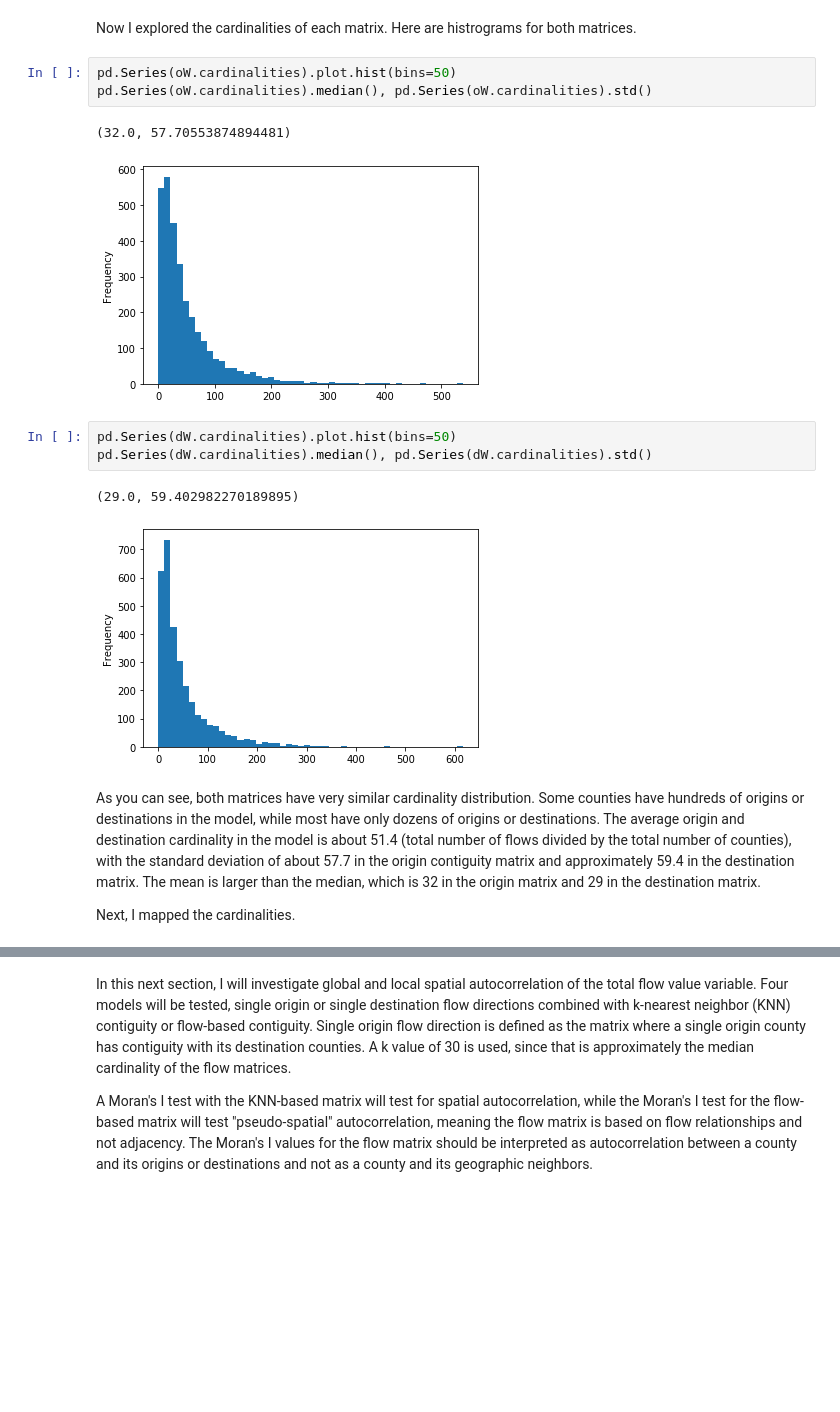
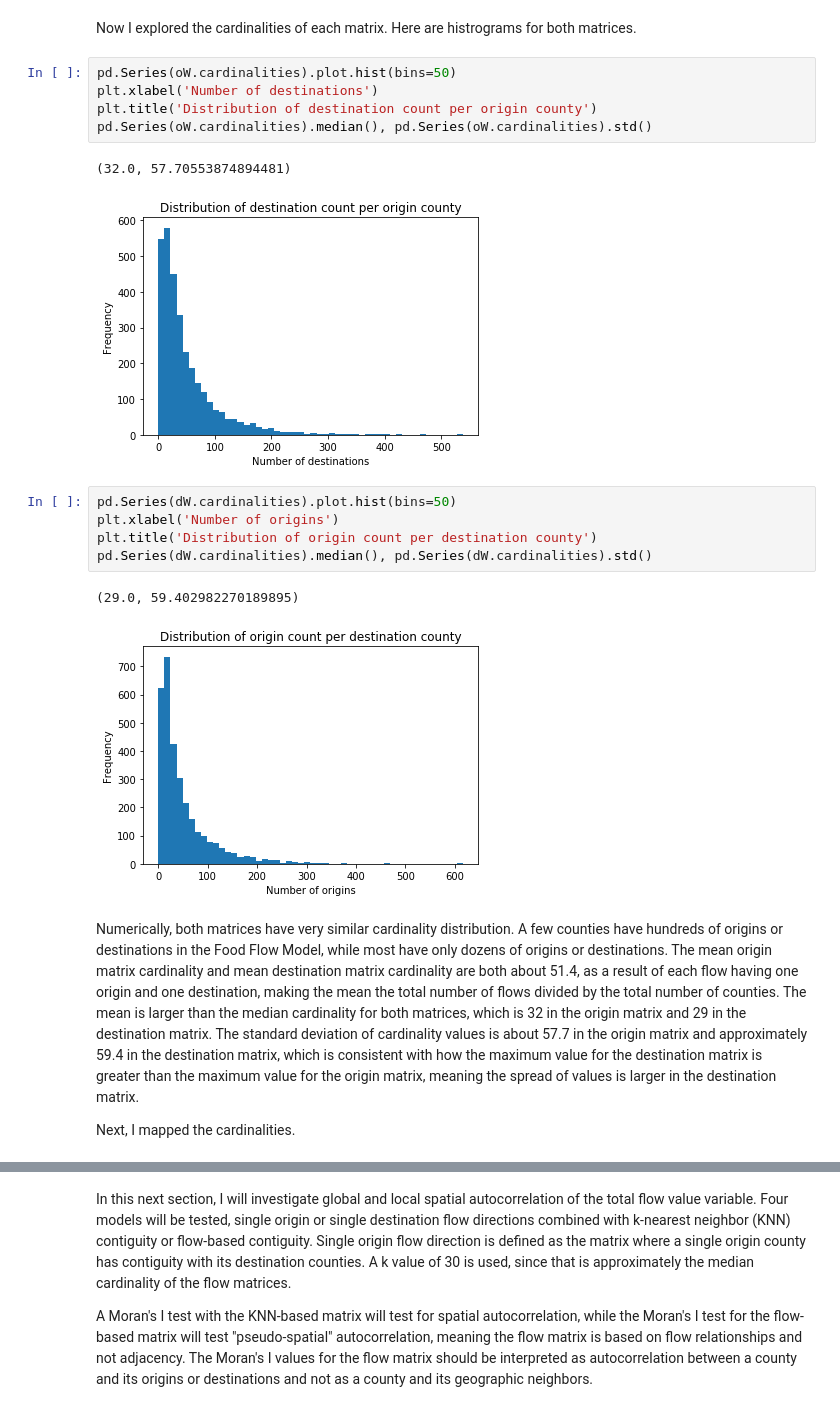
Before and after one commit to slobotsky/brianslobotsky_MnM4SDS_project, a Jupyter notebook: termproject.ipynb, the cells around one changed output, grey strips where cells are left out. Cells and saved outputs as stored; diff of their text form; blank space fills up the shorter version.

```diff
--- a/termproject.ipynb
+++ b/termproject.ipynb
@@ -164,18 +164,22 @@ dW = weights.W(neighD, weightD)
 Now I explored the cardinalities of each matrix. Here are histrograms for both matrices.
 # %%
 pd.Series(oW.cardinalities).plot.hist(bins=50)
+plt.xlabel('Number of destinations')
+plt.title('Distribution of destination count per origin county')
 pd.Series(oW.cardinalities).median(), pd.Series(oW.cardinalities).std()
 # %% [output]
 (32.0, 57.70553874894481)
-[figure, old version]
+[figure, new version]
 # %%
 pd.Series(dW.cardinalities).plot.hist(bins=50)
+plt.xlabel('Number of origins')
+plt.title('Distribution of origin count per destination county')
 pd.Series(dW.cardinalities).median(), pd.Series(dW.cardinalities).std()
 # %% [output]
 (29.0, 59.402982270189895)
-[figure, old version]
+[figure, new version]
 # %% [markdown]
-As you can see, both matrices have very similar cardinality distribution. Some counties have hundreds of origins or destinations in the model, while most have only dozens of origins or destinations. The average origin and destination cardinality in the model is about 51.4 (total number of flows divided by the total number of counties), with the standard deviation of about 57.7 in the origin contiguity matrix and approximately 59.4 in the destination matrix. The mean is larger than the median, which is 32 in the origin matrix and 29 in the destination matrix.
+Numerically, both matrices have very similar cardinality distribution. A few counties have hundreds of origins or destinations in the Food Flow Model, while most have only dozens of origins or destinations. The mean origin matrix cardinality and mean destination matrix cardinality are both about 51.4, as a result of each flow having one origin and one destination, making the mean the total number of flows divided by the total number of counties. The mean is larger than the median cardinality for both matrices, which is 32 in the origin matrix and 29 in the destination matrix. The standard deviation of cardinality values is about 57.7 in the origin matrix and approximately 59.4 in the destination matrix, which is consistent with how the maximum value for the destination matrix is greater than the maximum value for the origin matrix, meaning the spread of values is larger in the destination matrix.
 
 Next, I mapped the cardinalities.
 # %%
```
Also changed, not shown: parts of 15 cells of this notebook, 1 other file.
